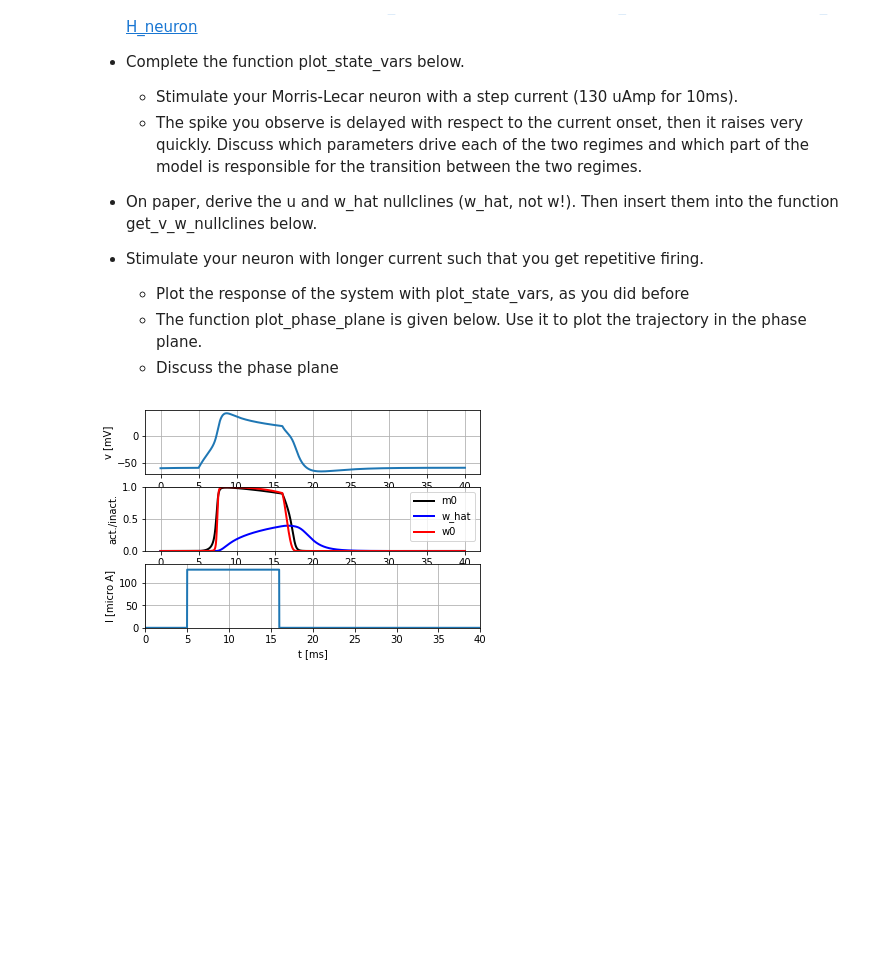
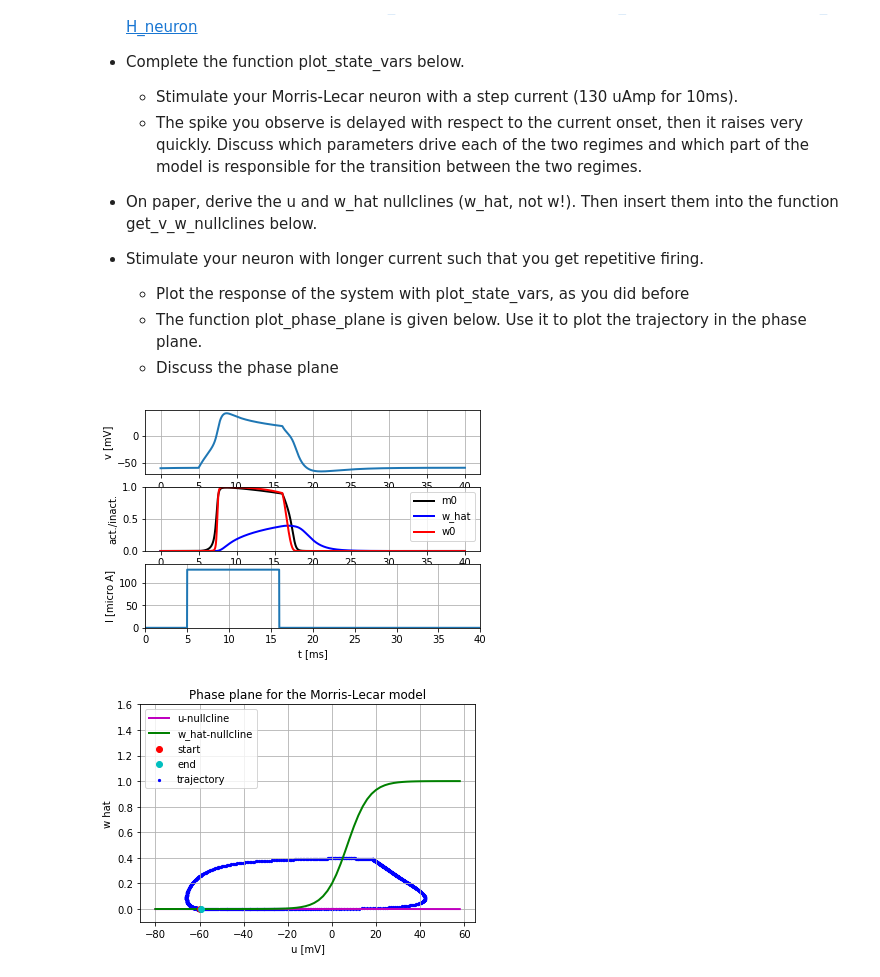
Before and after one commit to TristanBesson/bmnn, a Jupyter notebook: Ex6_Dylan_Bourgeois_224797.ipynb, the cells around one changed output. Saved outputs shown, nothing was run; the diff lists cells and outputs as text; code cells hidden in the pictures; blank space fills up the shorter version.

Commit message:
compute nullclines

```diff
--- a/Ex6_Dylan_Bourgeois_224797.ipynb
+++ b/Ex6_Dylan_Bourgeois_224797.ipynb
@@ -392,7 +392,7 @@ def plot_state_vars(state_monitor, title=None):
     plt.subplot(312)
 
     plt.plot(state_monitor.t / b2.ms, state_monitor.m0[0] / b2.volt, "black", lw=2)
-    plt.plot(state_monitor.t / b2.ms, state_monitor.w[0] / b2.volt, "blue", lw=2)
+    plt.plot(state_monitor.t / b2.ms, state_monitor.w[0]  / b2.volt, "blue", lw=2)
     plt.plot(state_monitor.t / b2.ms, state_monitor.w0[0] / b2.volt, "red", lw=2)
     plt.xlabel("t (ms)")
     plt.ylabel("act./inact.")
@@ -418,39 +418,44 @@ def plot_state_vars(state_monitor, title=None):
 
     plt.show()
 
-def get_v_w_nullclines(u_values, EL, E1, E2, gL, g2, g1, u1, u2, u3, u4, current_amplitude):
-    v_nullcline = 0
-    w_nullcline = _0
+def get_v_w_nullclines(u_values, EL, E1, E2, gL, g2, g1, u1, u2, u3, u4):
+    m0 = 0.5 * (1 + np.tanh((u_values-u1)/(u2)))
+    w0 = 0.5 * (1 + np.tanh((u_values-u3)/(u4)))
+    # F(u,w)
+    v_nullcline = (-g1*gL*m0*(u_values-E1)-gL*gL*(u_values-E2))/(g2*(u_values-E2))
+    # G(u,w) = w_0(u) - w_hat => G(u,w) = 0 <=> w_hat = w_0(u)
+    w_nullcline = w0 # = w0(u)
     return v_nullcline, w_nullcline
 
 
 def plot_phase_plane(state_monitor, u_values, v_nullcline, w_nullcline):
     def plt_point_by_index(idx, symb, lbl):
         # helper to plot start and end point of trajectory
-        v_i = state_monitor.v[0, idx]/ b2.mV
+        v_i = state_monitor.v[0, idx] / b2.mV
         w_i = state_monitor.w[0, idx]
         plt.plot(v_i, w_i, symb, label = lbl)
 
-    plt.plot(u_values/ b2.mV, v_nullcline, 'm-', lw=2, label='u-nullcline')
-    plt.plot(u_values/ b2.mV, w_nullcline, 'g-', lw=2, label='w_hat-nullcline')
+    plt.plot(u_values / b2.mV, v_nullcline, 'm-', lw=2, label='u-nullcline')
+    plt.plot(u_values / b2.mV, w_nullcline, 'g-', lw=2, label='w_hat-nullcline')
     plt.scatter(state_monitor.v[0] / b2.mV, state_monitor.w[0], s=5, color='blue', label="trajectory")
     plt_point_by_index(0, "or", "start")
     plt_point_by_index(len(state_monitor.v[0])-1, "oc", "end")
     plt.legend(loc='best')
     plt.grid()
     plt.ylim([-0.1,1.6])
     plt.xlabel("u [mV]")
     plt.ylabel("w hat")
     plt.title("Phase plane for the Morris-Lecar model")
 
-#u_values = np.arange(-80, 60.0, 2.0)*b2.mV
-#v_nullcline, w_nullcline = get_v_w_nullclines(u_values, EL, E1, E2, gL, g2, g1, u1, u2, u3, u4, current_amplitude)
+u_values = np.arange(-80, 60.0, 2.0)*b2.mV
+v_nullcline, w_nullcline = get_v_w_nullclines(u_values, EL, E1, E2, gL, g2, g1, u1, u2, u3, u4)
 
 # inject a current, simulate, discuss
 I_stim = 130 * b2.uA
 current = input_factory.get_step_current(5, 15, b2.ms, I_stim)
 state_monitor = simulate_MorrisLecar_neuron(current, 40. * b2.ms)
 plot_state_vars(state_monitor)
-#plot_phase_plane(state_monitor, u_values, v_nullcline, w_nullcline)
+plot_phase_plane(state_monitor, u_values, v_nullcline, w_nullcline)
 # %% [output]
 [figure]
+[figure, added]
```
